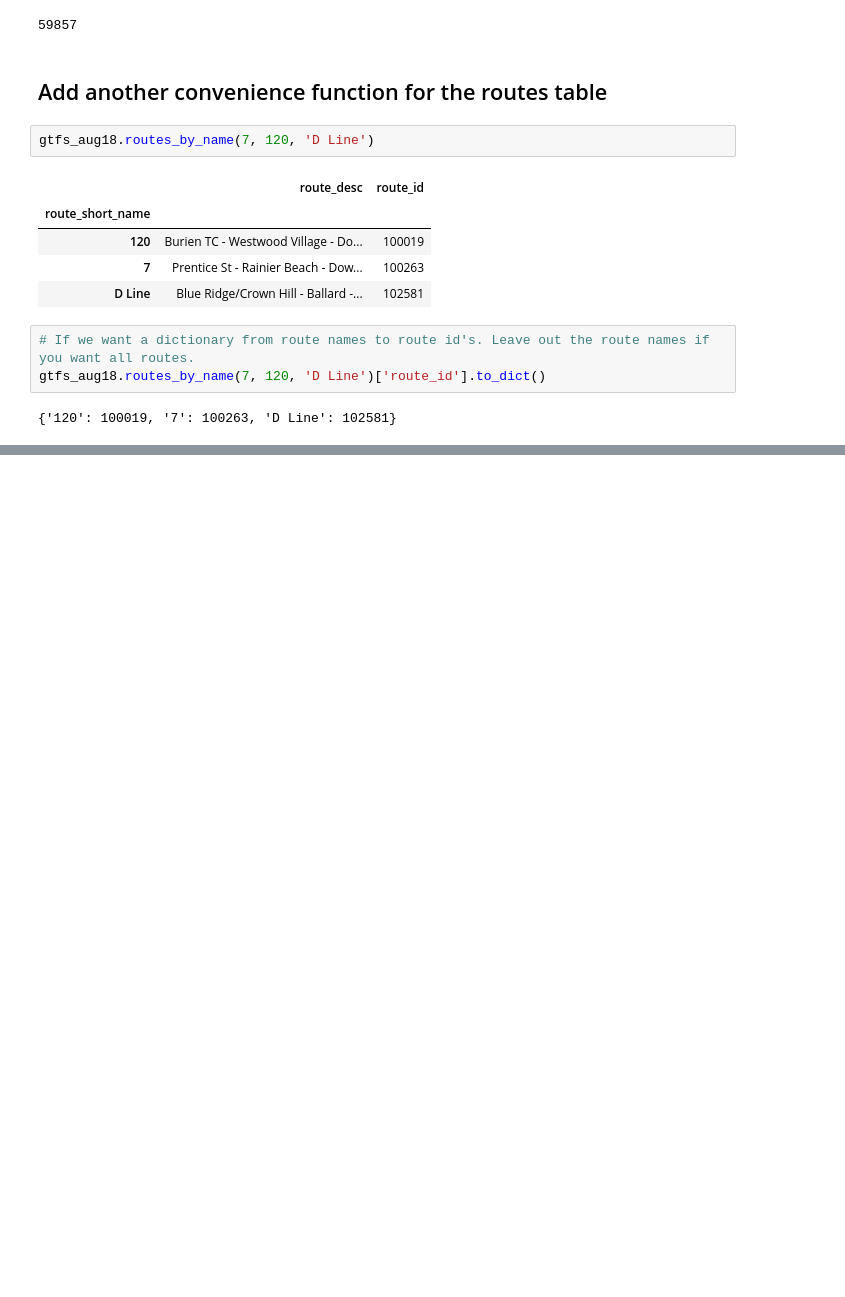
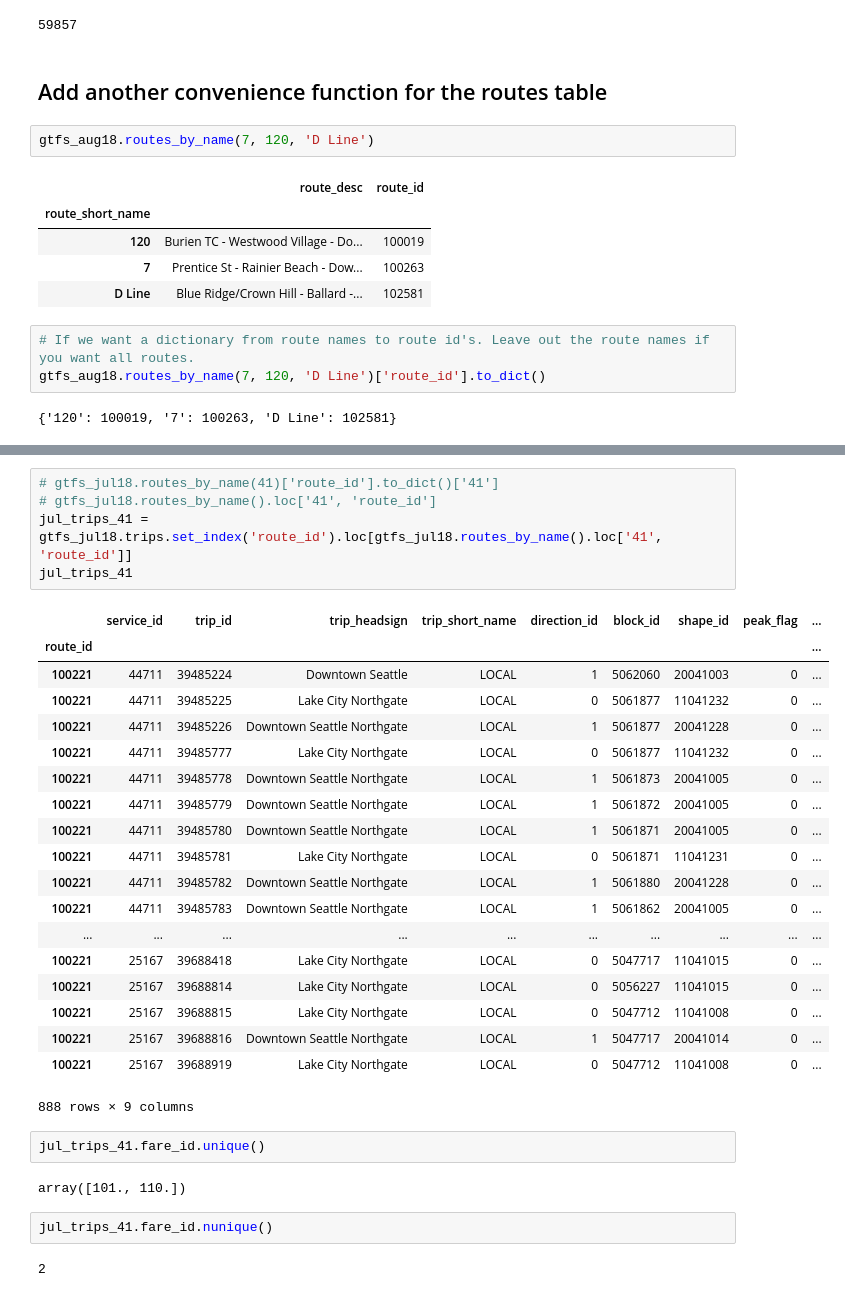
Before and after one commit to 350Seattle-Transportation-Team/gtfs-realtime, a Jupyter notebook: data_transformation/02_work_on_gtfs_classes.ipynb, the cells around one changed output, grey strips where cells are left out. Saved outputs shown, nothing was run; the diff lists cells and outputs as text; blank space fills up the shorter version.

```diff
--- a/data_transformation/02_work_on_gtfs_classes.ipynb
+++ b/data_transformation/02_work_on_gtfs_classes.ipynb
@@ -362,0 +430,33 @@ gtfs_aug18.routes_by_name(7, 120, 'D Line')['route_id'].to_dict()
+# %%
+# gtfs_jul18.routes_by_name(41)['route_id'].to_dict()['41']
+# gtfs_jul18.routes_by_name().loc['41', 'route_id']
+jul_trips_41 = gtfs_jul18.trips.set_index('route_id').loc[gtfs_jul18.routes_by_name().loc['41', 'route_id']]
+jul_trips_41
+# %% [output]
+|  | service_id | trip_id | trip_headsign | trip_short_name | direction_id | block_id | shape_id | peak_flag | ... |
+| route_id |  |  |  |  |  |  |  |  | ... |
+| 100221 | 44711 | 39485224 | Downtown Seattle | LOCAL | 1 | 5062060 | 20041003 | 0 | ... |
+| 100221 | 44711 | 39485225 | Lake City Northgate | LOCAL | 0 | 5061877 | 11041232 | 0 | ... |
+| 100221 | 44711 | 39485226 | Downtown Seattle Northgate | LOCAL | 1 | 5061877 | 20041228 | 0 | ... |
+| 100221 | 44711 | 39485777 | Lake City Northgate | LOCAL | 0 | 5061877 | 11041232 | 0 | ... |
+| 100221 | 44711 | 39485778 | Downtown Seattle Northgate | LOCAL | 1 | 5061873 | 20041005 | 0 | ... |
+| 100221 | 44711 | 39485779 | Downtown Seattle Northgate | LOCAL | 1 | 5061872 | 20041005 | 0 | ... |
+| 100221 | 44711 | 39485780 | Downtown Seattle Northgate | LOCAL | 1 | 5061871 | 20041005 | 0 | ... |
+| 100221 | 44711 | 39485781 | Lake City Northgate | LOCAL | 0 | 5061871 | 11041231 | 0 | ... |
+| 100221 | 44711 | 39485782 | Downtown Seattle Northgate | LOCAL | 1 | 5061880 | 20041228 | 0 | ... |
+| 100221 | 44711 | 39485783 | Downtown Seattle Northgate | LOCAL | 1 | 5061862 | 20041005 | 0 | ... |
+| ... | ... | ... | ... | ... | ... | ... | ... | ... | ... |
+| 100221 | 25167 | 39688418 | Lake City Northgate | LOCAL | 0 | 5047717 | 11041015 | 0 | ... |
+| 100221 | 25167 | 39688814 | Lake City Northgate | LOCAL | 0 | 5056227 | 11041015 | 0 | ... |
+| 100221 | 25167 | 39688815 | Lake City Northgate | LOCAL | 0 | 5047712 | 11041008 | 0 | ... |
+| 100221 | 25167 | 39688816 | Downtown Seattle Northgate | LOCAL | 1 | 5047717 | 20041014 | 0 | ... |
+| 100221 | 25167 | 39688919 | Lake City Northgate | LOCAL | 0 | 5047712 | 11041008 | 0 | ... |
+888 rows × 9 columns
+# %%
+jul_trips_41.fare_id.unique()
+# %% [output]
+array([101., 110.])
+# %%
+jul_trips_41.fare_id.nunique()
+# %% [output]
+2
```
Also changed, not shown: parts of 8 cells of this notebook, 1 other file.
